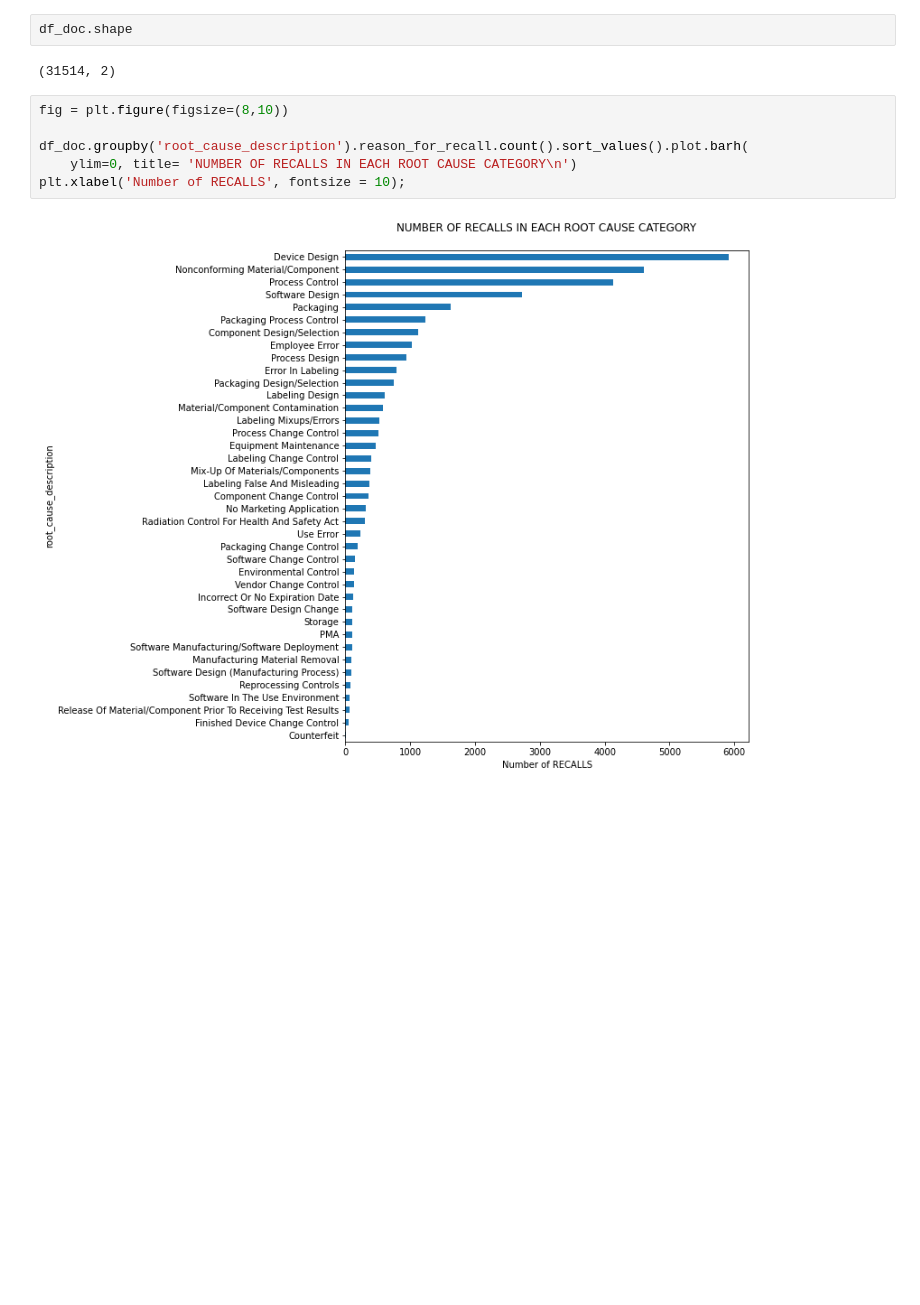
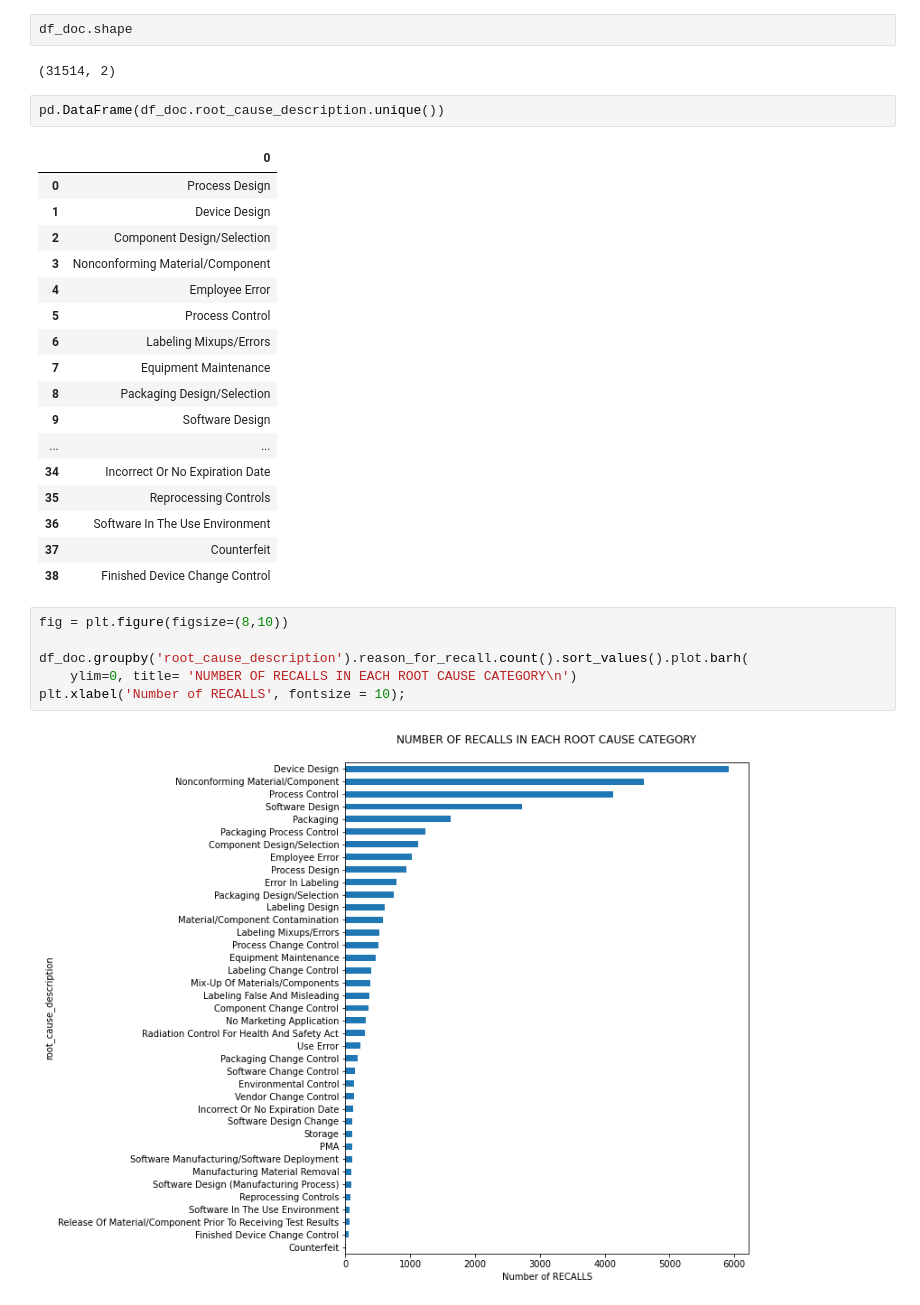
Before and after one commit to wcj365/python-stats-dataviz, a Jupyter notebook: text_classification_recalls.ipynb, the cells around one changed output. Drawn from its saved outputs; the diff is of its cells as text; blank space fills up the shorter version.

```diff
--- a/text_classification_recalls.ipynb
+++ b/text_classification_recalls.ipynb
@@ -125,6 +125,26 @@ df_doc.head()
 df_doc.shape
 # %% [output]
 (31514, 2)
+# %%
+pd.DataFrame(df_doc.root_cause_description.unique())
+# %% [output]
+|  | 0 |
+| 0 | Process Design |
+| 1 | Device Design |
+| 2 | Component Design/Selection |
+| 3 | Nonconforming Material/Component |
+| 4 | Employee Error |
+| 5 | Process Control |
+| 6 | Labeling Mixups/Errors |
+| 7 | Equipment Maintenance |
+| 8 | Packaging Design/Selection |
+| 9 | Software Design |
+| ... | ... |
+| 34 | Incorrect Or No Expiration Date |
+| 35 | Reprocessing Controls |
+| 36 | Software In The Use Environment |
+| 37 | Counterfeit |
+| 38 | Finished Device Change Control |
 # %%
 fig = plt.figure(figsize=(8,10))
 
```
Also changed, not shown: parts of 6 cells of this notebook.
